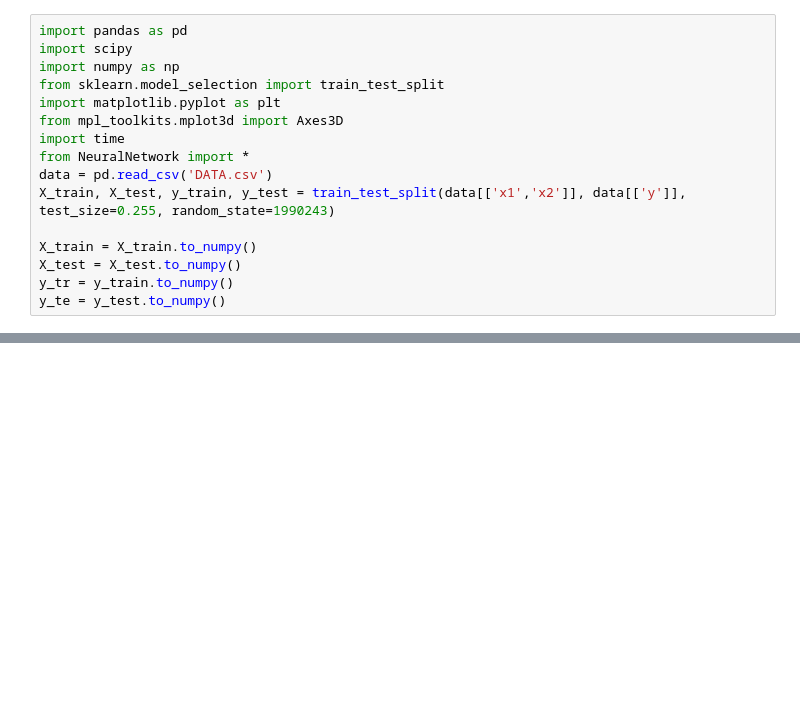
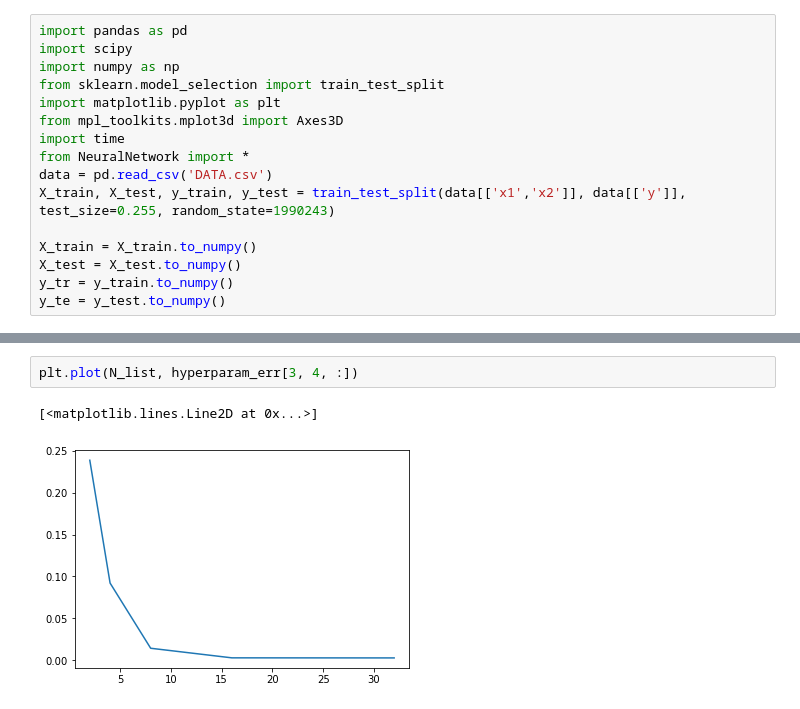
Before and after one commit to joonasrooben/OMML_JAB, a Jupyter notebook: 11/Untitled.ipynb, the cells around one changed output, grey strips where cells are left out. Saved outputs shown, nothing was run; the diff lists cells and outputs as text; blank space fills up the shorter version.

```diff
--- a/11/Untitled.ipynb
+++ b/11/Untitled.ipynb
@@ -25,0 +40,5 @@ ValueError: operands could not be broadcast together with shapes (2500,) (64,2)
+# %%
+plt.plot(N_list, hyperparam_err[3, 4, :])
+# %% [output]
+[<matplotlib.lines.Line2D at 0x...>]
+[figure, added]
```
Also changed, not shown: parts of 4 cells of this notebook, 14 other files.
